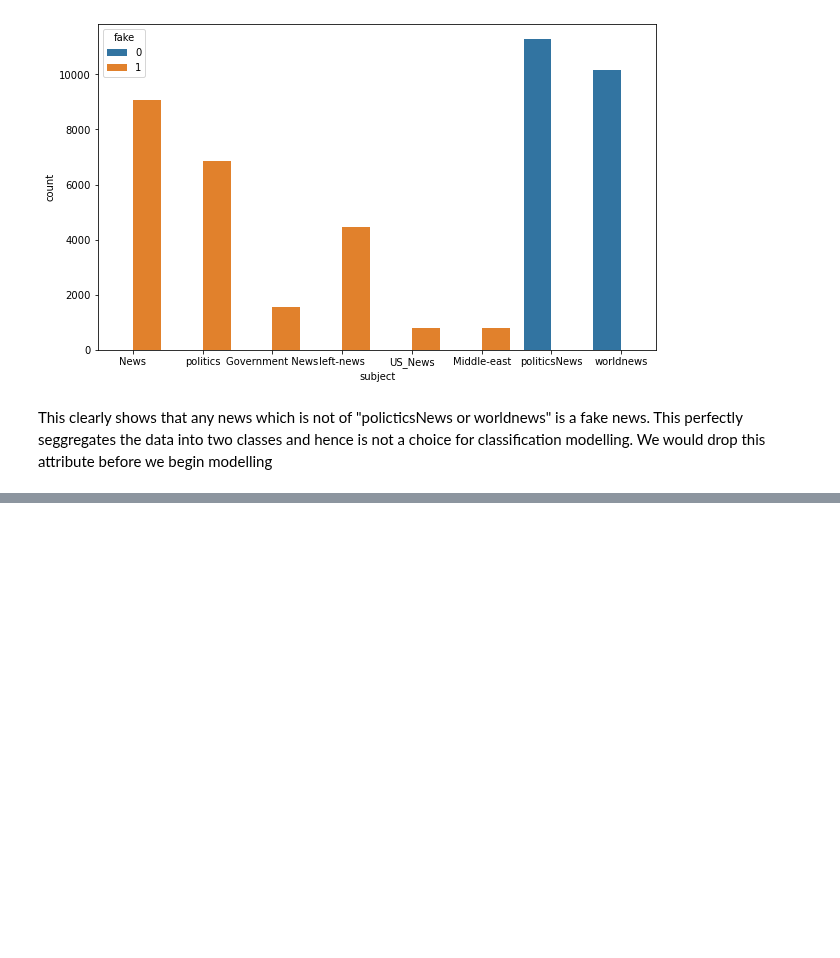
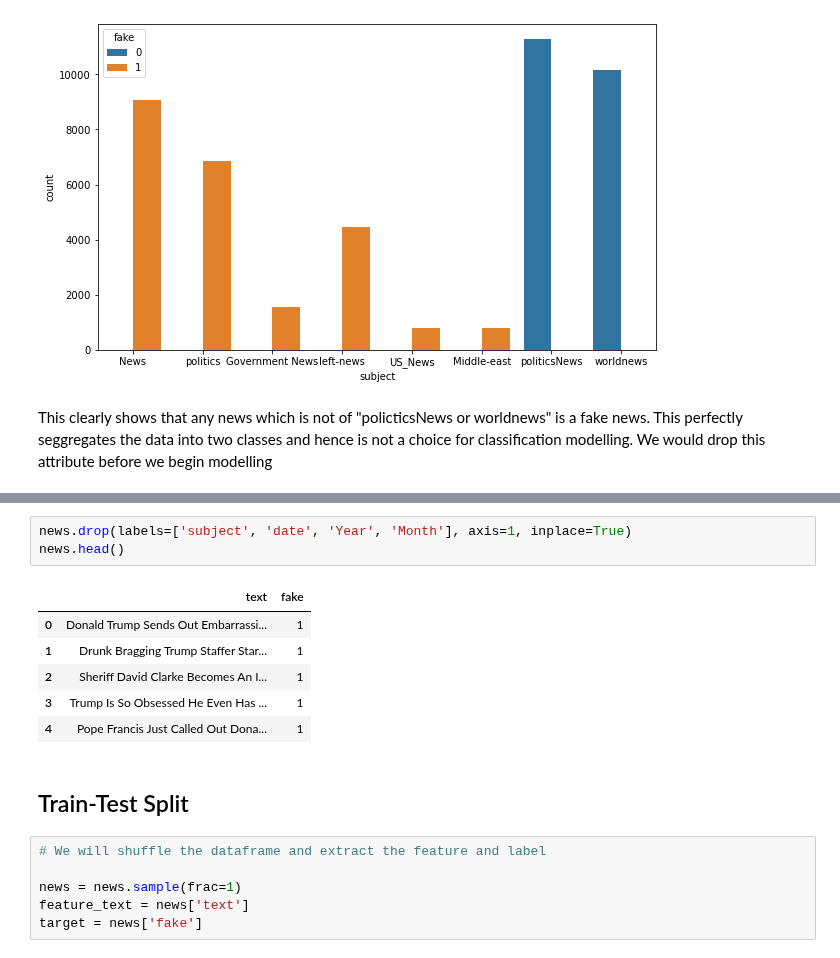
Before and after one commit to suvofalcon/Py-SpringboardAIML, a Jupyter notebook: _14_Kaggle/FakeAndRealNews.ipynb, the cells around one changed output, grey strips where cells are left out. Drawn from its saved outputs; the diff is of its cells as text; blank space fills up the shorter version.

```diff
--- a/_14_Kaggle/FakeAndRealNews.ipynb
+++ b/_14_Kaggle/FakeAndRealNews.ipynb
@@ -117,0 +187,18 @@ This clearly shows that any news which is not of "policticsNews or worldnews" is
+# %%
+news.drop(labels=['subject', 'date', 'Year', 'Month'], axis=1, inplace=True)
+news.head()
+# %% [output]
+|  | text | fake |
+| 0 | Donald Trump Sends Out Embarrassi... | 1 |
+| 1 | Drunk Bragging Trump Staffer Star... | 1 |
+| 2 | Sheriff David Clarke Becomes An I... | 1 |
+| 3 | Trump Is So Obsessed He Even Has ... | 1 |
+| 4 | Pope Francis Just Called Out Dona... | 1 |
+# %% [markdown]
+## Train-Test Split
+# %%
+# We will shuffle the dataframe and extract the feature and label
+
+news = news.sample(frac=1)
+feature_text = news['text']
+target = news['fake']
```
Also changed, not shown: parts of 33 cells of this notebook.
